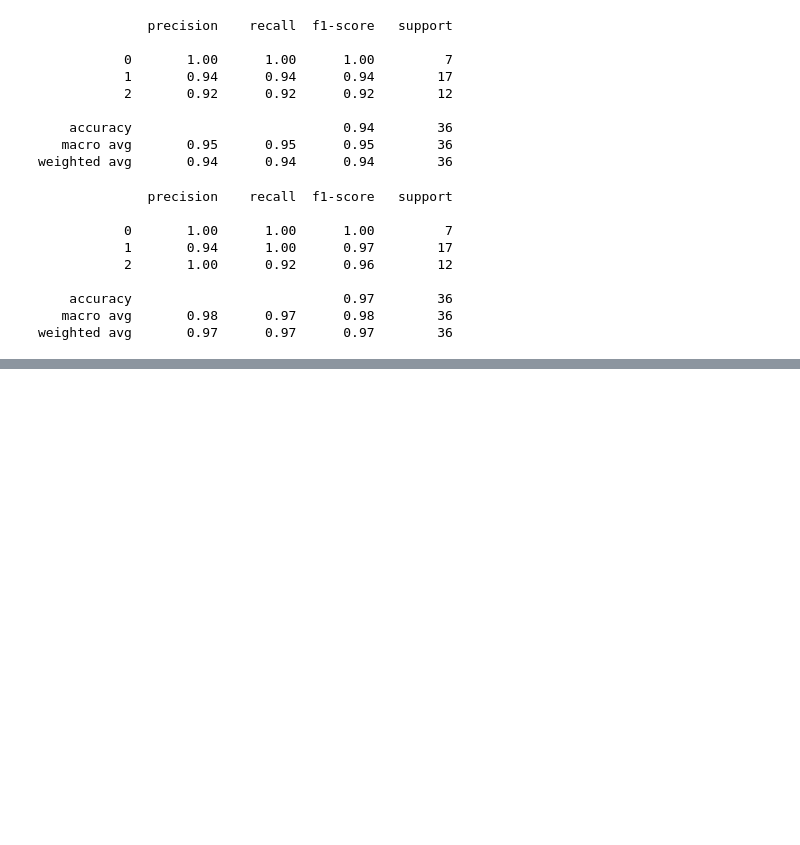
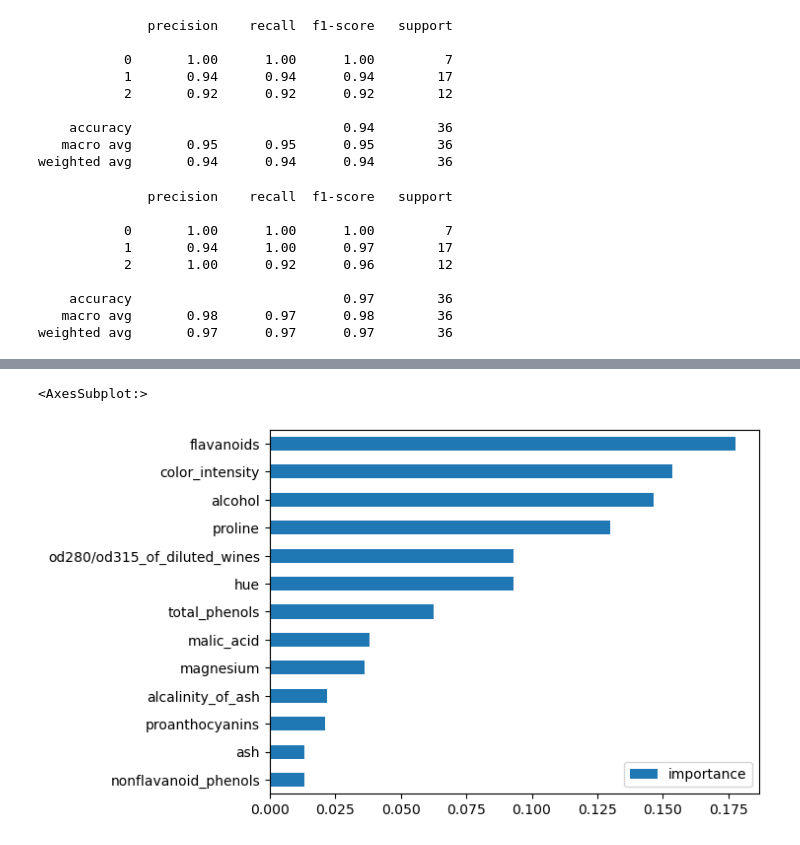
Before and after one commit to hyayi/explorer, a Jupyter notebook: [ex_01_2].ipynb, the cells around one changed output, grey strips where cells are left out. Cells and saved outputs as stored; diff of their text form; code cells hidden in the pictures; blank space fills up the shorter version.

```diff
--- a/[ex_01_2].ipynb
+++ b/[ex_01_2].ipynb
@@ -230,0 +232,4 @@ weighted avg       0.97      0.97      0.97        36
+# %%
+model = RandomForestClassifier()
+model.fit(X_train, y_train)
+print(classification_report(y_test, model.predict(X_test)))
@@ -230,0 +246,5 @@ weighted avg       0.97      0.97      0.97        36
+# %%
+pd.DataFrame(model.feature_importances_, index=X_train.columns, columns=['importance']).sort_values(by='importance', ascending=True).plot(kind='barh')
+# %% [output]
+<AxesSubplot:>
+[figure, added]
```
Also changed, not shown: parts of 8 cells of this notebook, 1 other file.
